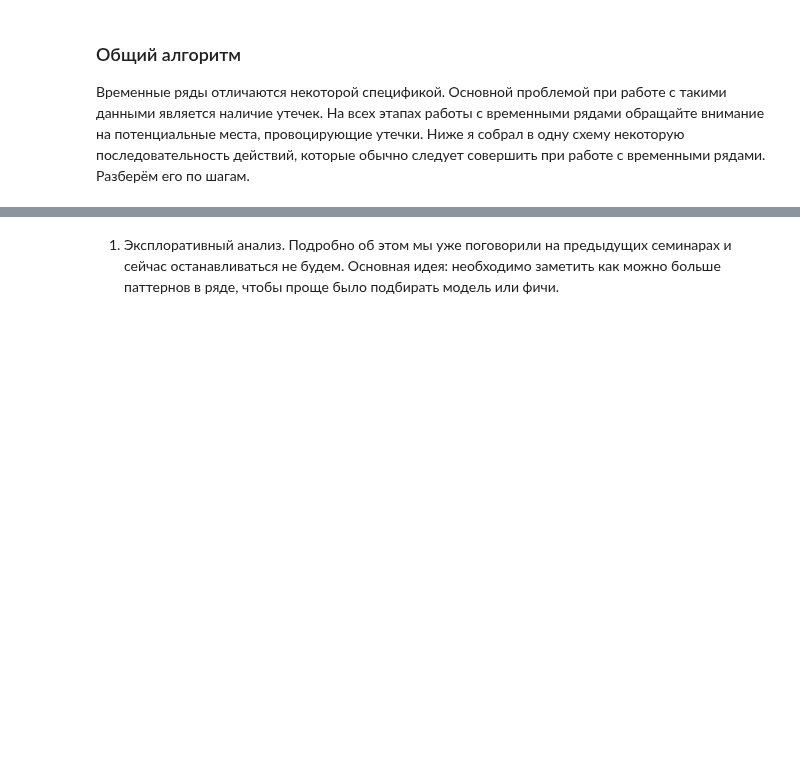
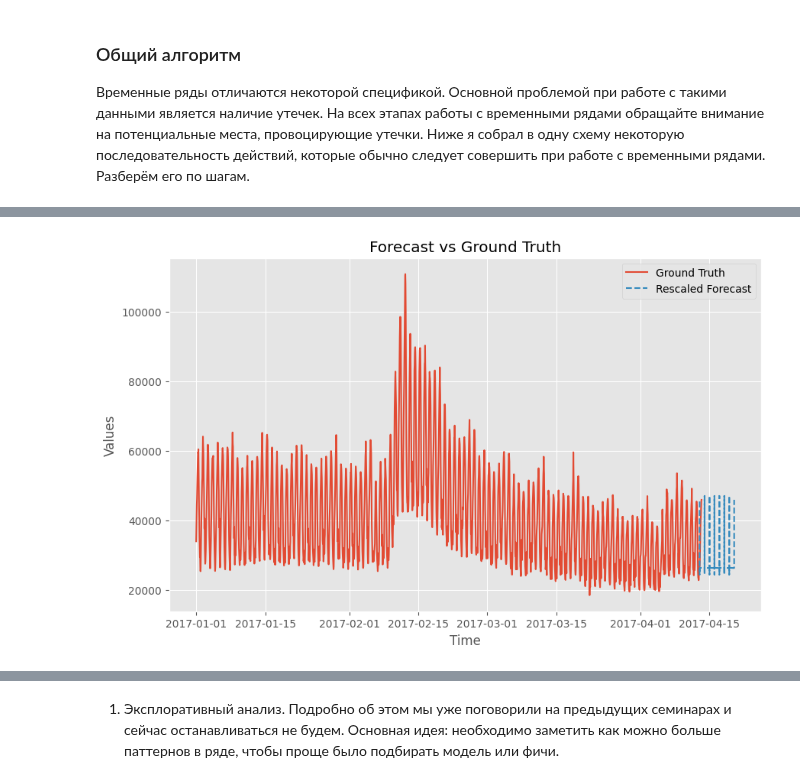
Before and after one commit to Pyatachokk/hse_ts_course, a Jupyter notebook: 2024-spring/seminars/sem_04_approach.ipynb, the cells around one changed output, grey strips where cells are left out. Cells and saved outputs as stored; diff of their text form; code cells hidden in the pictures; blank space fills up the shorter version.

```diff
--- a/2024-spring/seminars/sem_04_approach.ipynb
+++ b/2024-spring/seminars/sem_04_approach.ipynb
@@ -33,0 +92,14 @@ plt.rcParams["figure.figsize"] = (20,5)
+# %%
+cv = SlidingWindowSplitter(
+
+    window_length=300,
+    step_length=50,
+    fh=fh)
+gscv = ForecastingGridSearchCV(
+    forecaster=forecaster,
+    param_grid=param_grid,
+    cv=cv,
+    verbose=1,
+    n_jobs=-1
+    )
+gscv.fit(y_train_hat);
@@ -33,0 +138,25 @@ plt.rcParams["figure.figsize"] = (20,5)
+# %%
+# Step 1: Identify the best forecaster
+# (Assuming `gscv` is your fitted ForecastingGridSearchCV object)
+best_forecaster = gscv.best_forecaster_
+
+best_forecaster.fit(y_train_hat)
+
+# Step 2: Generate forecast using the best forecaster
+# Assuming `fh` is your forecasting horizon
+forecast = best_forecaster.predict(fh)
+
+# Step 3: Rescale forecast (if your transformer supports inverse_transform)
+rescaled_forecast = transformer.inverse_transform(forecast)
+
+# Step 4: Plot comparison
+plt.figure(figsize=(10, 6))
+plt.plot(y_train.index.to_timestamp(), y_train, label='Ground Truth')
+plt.plot(forecast.index, rescaled_forecast, label='Rescaled Forecast', linestyle='--')
+plt.legend()
+plt.title('Forecast vs Ground Truth')
+plt.xlabel('Time')
+plt.ylabel('Values')
+plt.show()
+# %% [output]
+[figure, added]
```
Also changed, not shown: parts of 18 cells of this notebook, 4 other files.
